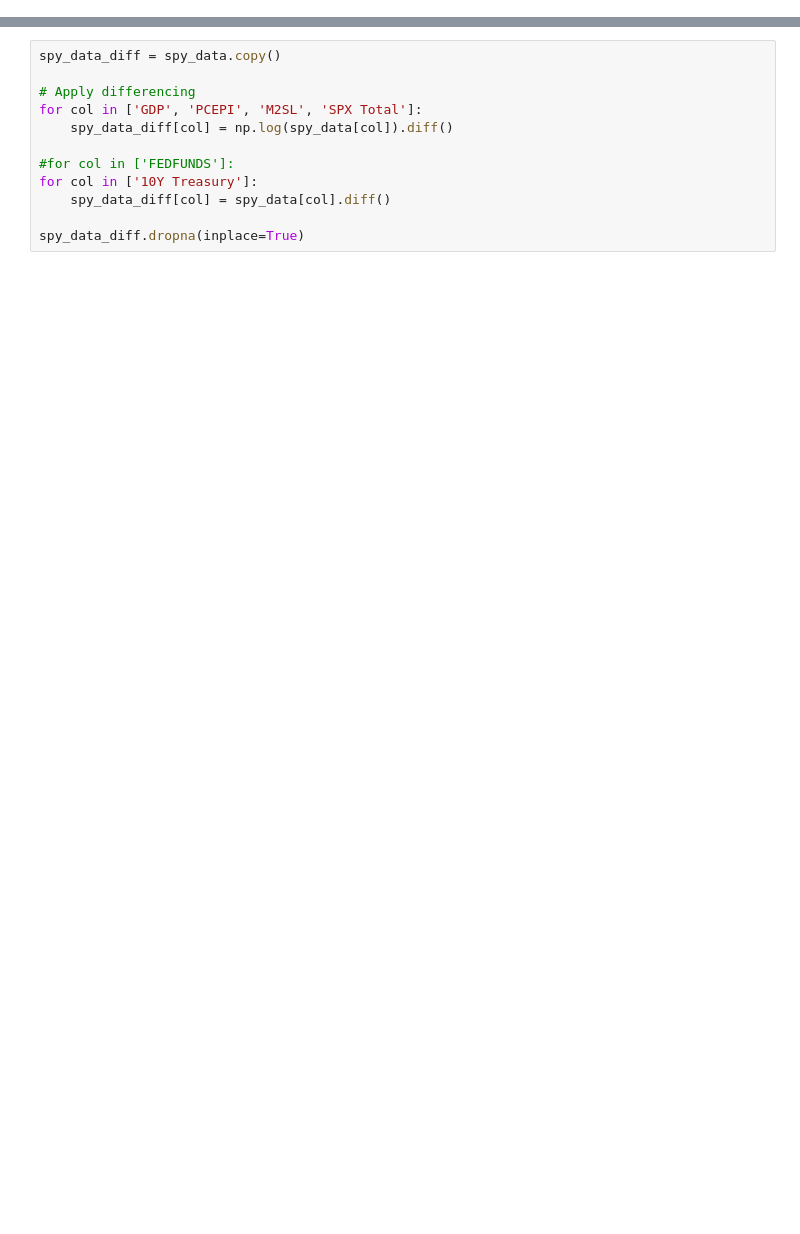
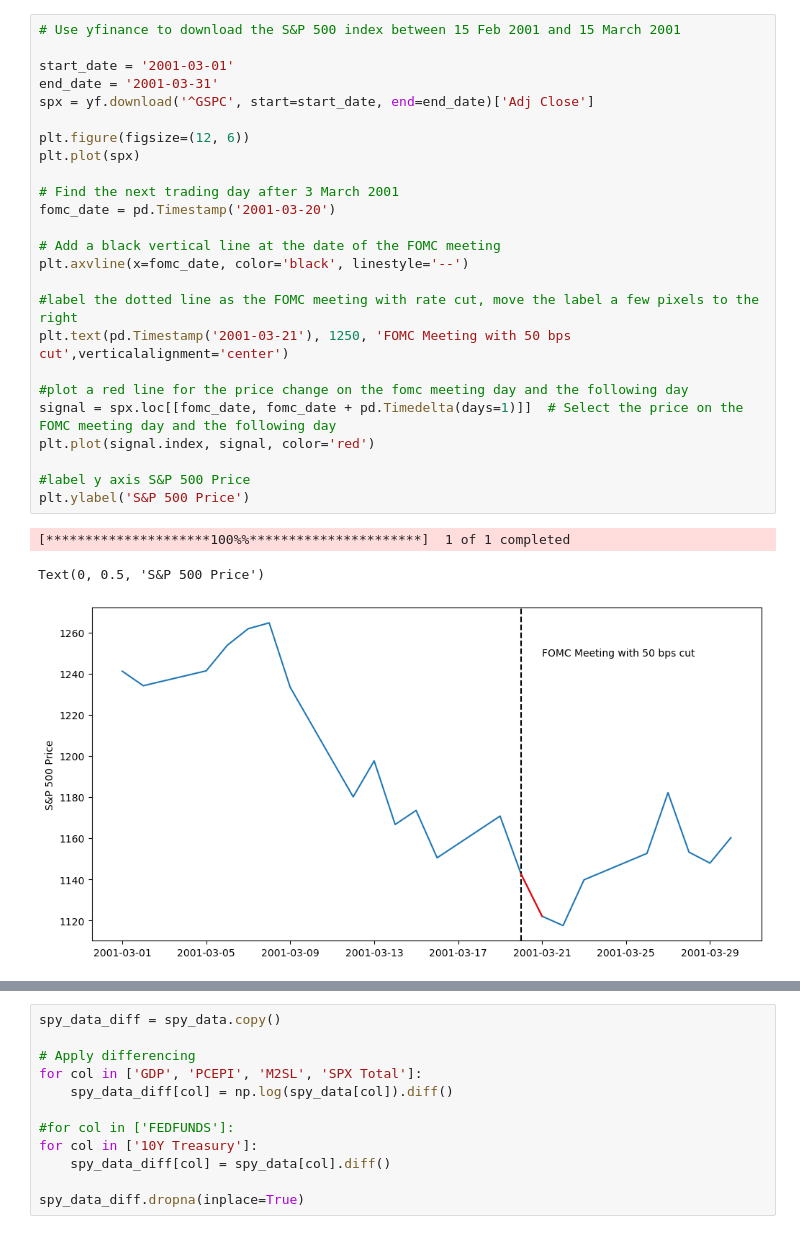
Before and after one commit to GianiRanzetti/BayesianVAR-Monetary-Policy-Effect-On-Asset-Prices, a Jupyter notebook: svar_irfs.ipynb, the cells around one changed output, grey strips where cells are left out. Saved outputs shown, nothing was run; the diff lists cells and outputs as text; blank space fills up the shorter version.

```diff
--- a/svar_irfs.ipynb
+++ b/svar_irfs.ipynb
@@ -43,0 +51,29 @@ display(spy_data)
+# %%
+# Use yfinance to download the S&P 500 index between 15 Feb 2001 and 15 March 2001
+
+start_date = '2001-03-01'
+end_date = '2001-03-31'
+spx = yf.download('^GSPC', start=start_date, end=end_date)['Adj Close']
+
+plt.figure(figsize=(12, 6))
+plt.plot(spx)
+
+# Find the next trading day after 3 March 2001
+fomc_date = pd.Timestamp('2001-03-20')
+
+# Add a black vertical line at the date of the FOMC meeting
+plt.axvline(x=fomc_date, color='black', linestyle='--')
+
+#label the dotted line as the FOMC meeting with rate cut, move the label a few pixels to the right
+plt.text(pd.Timestamp('2001-03-21'), 1250, 'FOMC Meeting with 50 bps cut',verticalalignment='center')
+
+#plot a red line for the price change on the fomc meeting day and the following day
+signal = spx.loc[[fomc_date, fomc_date + pd.Timedelta(days=1)]]  # Select the price on the FOMC meeting day and the following day
+plt.plot(signal.index, signal, color='red')
+
+#label y axis S&P 500 Price
+plt.ylabel('S&P 500 Price')
+# %% [output]
+[*********************100%%**********************]  1 of 1 completed
+Text(0, 0.5, 'S&P 500 Price')
+[figure, added]
```
Also changed, not shown: parts of 23 cells of this notebook, 9 other files.
